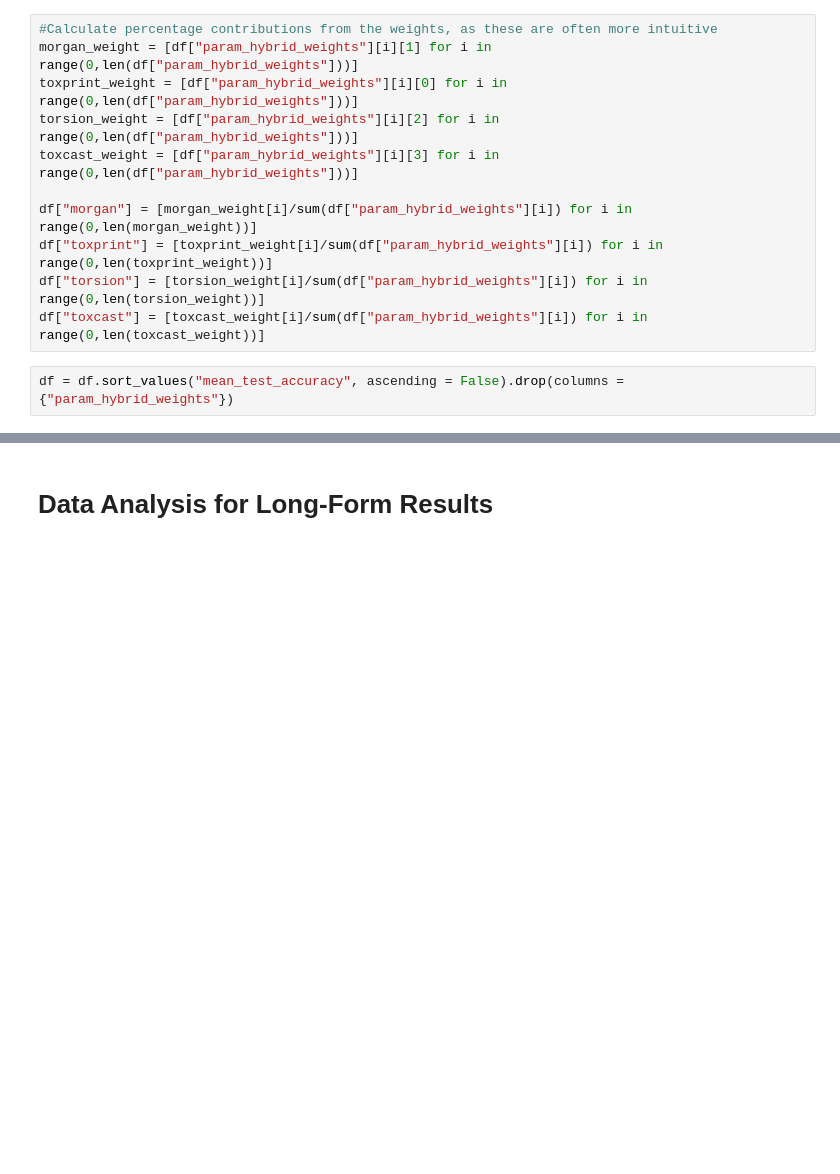
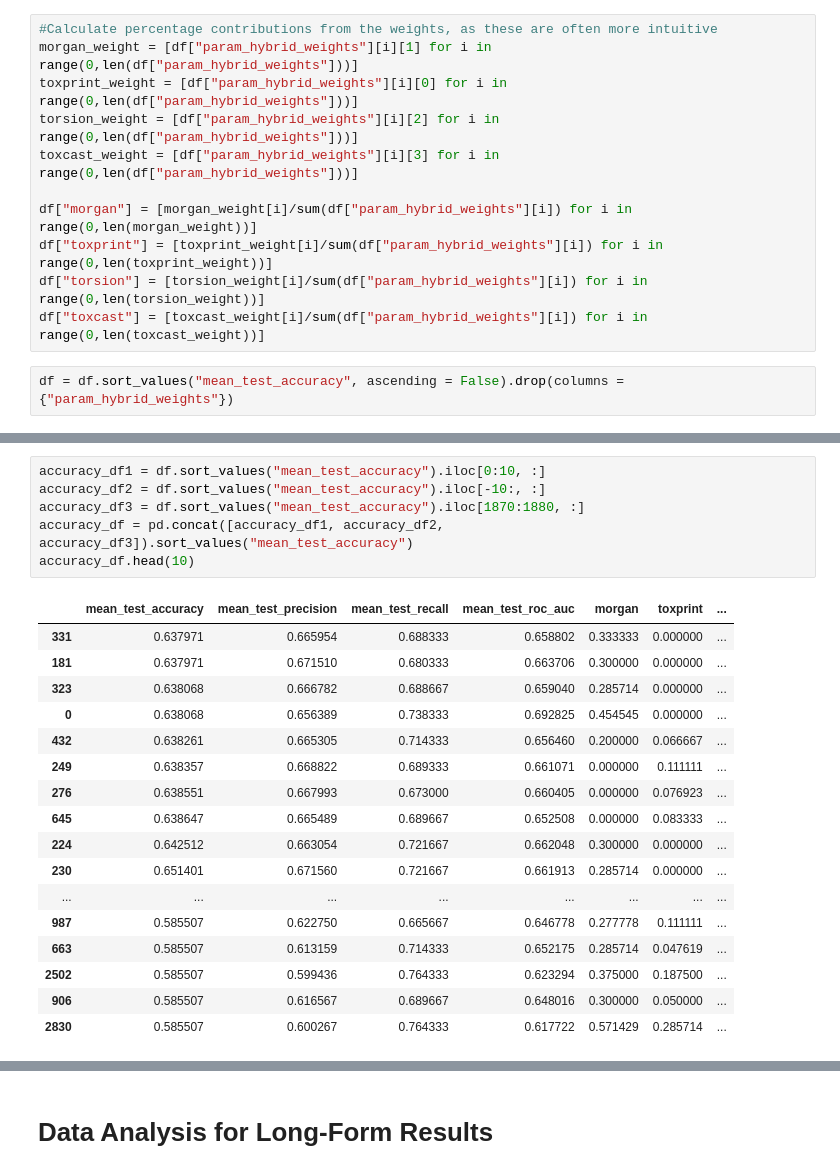
Before and after one commit to patlewig/genra-hybrid, a Jupyter notebook: notebooks/03-ajl-data_analysis.ipynb, the cells around one changed output, grey strips where cells are left out. Cells and saved outputs as stored; diff of their text form; blank space fills up the shorter version.

```diff
--- a/notebooks/03-ajl-data_analysis.ipynb
+++ b/notebooks/03-ajl-data_analysis.ipynb
@@ -69,0 +51,24 @@ df
+# %%
+accuracy_df1 = df.sort_values("mean_test_accuracy").iloc[0:10, :]
+accuracy_df2 = df.sort_values("mean_test_accuracy").iloc[-10:, :]
+accuracy_df3 = df.sort_values("mean_test_accuracy").iloc[1870:1880, :]
+accuracy_df = pd.concat([accuracy_df1, accuracy_df2, accuracy_df3]).sort_values("mean_test_accuracy")
+accuracy_df.head(10)
+# %% [output]
+|  | mean_test_accuracy | mean_test_precision | mean_test_recall | mean_test_roc_auc | morgan | toxprint | ... |
+| 331 | 0.637971 | 0.665954 | 0.688333 | 0.658802 | 0.333333 | 0.000000 | ... |
+| 181 | 0.637971 | 0.671510 | 0.680333 | 0.663706 | 0.300000 | 0.000000 | ... |
+| 323 | 0.638068 | 0.666782 | 0.688667 | 0.659040 | 0.285714 | 0.000000 | ... |
+| 0 | 0.638068 | 0.656389 | 0.738333 | 0.692825 | 0.454545 | 0.000000 | ... |
+| 432 | 0.638261 | 0.665305 | 0.714333 | 0.656460 | 0.200000 | 0.066667 | ... |
+| 249 | 0.638357 | 0.668822 | 0.689333 | 0.661071 | 0.000000 | 0.111111 | ... |
+| 276 | 0.638551 | 0.667993 | 0.673000 | 0.660405 | 0.000000 | 0.076923 | ... |
+| 645 | 0.638647 | 0.665489 | 0.689667 | 0.652508 | 0.000000 | 0.083333 | ... |
+| 224 | 0.642512 | 0.663054 | 0.721667 | 0.662048 | 0.300000 | 0.000000 | ... |
+| 230 | 0.651401 | 0.671560 | 0.721667 | 0.661913 | 0.285714 | 0.000000 | ... |
+| ... | ... | ... | ... | ... | ... | ... | ... |
+| 987 | 0.585507 | 0.622750 | 0.665667 | 0.646778 | 0.277778 | 0.111111 | ... |
+| 663 | 0.585507 | 0.613159 | 0.714333 | 0.652175 | 0.285714 | 0.047619 | ... |
+| 2502 | 0.585507 | 0.599436 | 0.764333 | 0.623294 | 0.375000 | 0.187500 | ... |
+| 906 | 0.585507 | 0.616567 | 0.689667 | 0.648016 | 0.300000 | 0.050000 | ... |
+| 2830 | 0.585507 | 0.600267 | 0.764333 | 0.617722 | 0.571429 | 0.285714 | ... |
```
Also changed, not shown: parts of 14 cells of this notebook.
